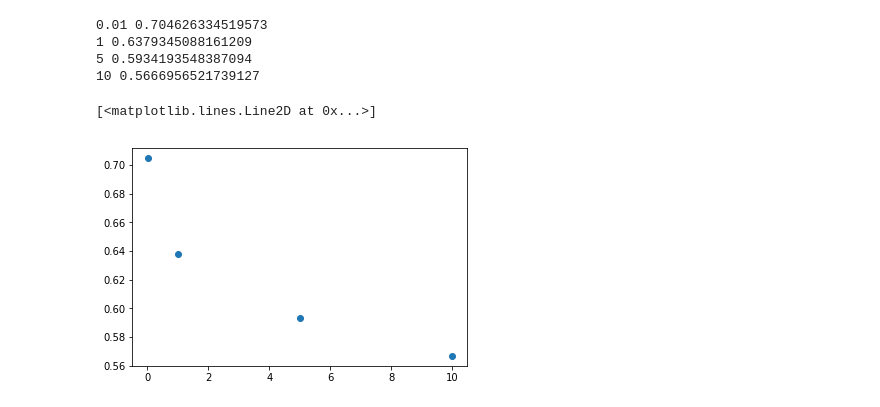
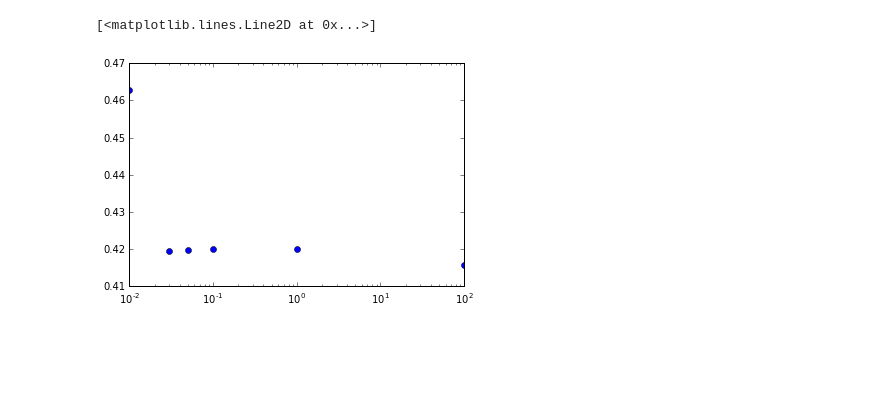
Before and after one commit to wxchew/notebook, a Jupyter notebook: jupyter-notebook/3D_rebinding_total_probability_Crowding-graph.ipynb, the cells around one changed output. Cells and saved outputs as stored; diff of their text form; code cells hidden in the pictures; blank space fills up the shorter version.

```diff
--- a/jupyter-notebook/3D_rebinding_total_probability_Crowding-graph.ipynb
+++ b/jupyter-notebook/3D_rebinding_total_probability_Crowding-graph.ipynb
@@ -25,0 +28,12 @@ for kf,c in zip(kfacs,clrs):
+# %%
+R=0.005
+D=1
+De=lambda p: (1-p)**3 / (1-p/2)
+for kf,c in zip(kfacs,clrs):
+    keff = [Pt(Cbd(p)*kf)*4*3.14*R*D*De(p) for p in phi]
+    plt.plot(phi,keff/keff[0],c=c,label='BD (kfac={})'.format(kf))
+    print(keff[0])
+    #plt.plot(phi,Pl/Pl[0],'--',c=c,label='lattice (kfac={})'.format(kf))
+    plt.xlabel('phi')
+    plt.ylabel('keff(phi)/keff(0)')
+    plt.legend()
@@ -49,16 +74,12 @@ plt.plot(phi,[Cf(p) for p in phi])
-# %%
-kf=[0.01,1,5,10]
-p=[0.0165,0.603,0.876,0.931]
-G=[]
-for i,j in zip(kf,p):
-    gl=0.42/(1./j -1)/i
-    print(i,gl)
-    G.append(gl)
-plt.plot(kf,G,'o')
-# %% [output]
-0.01 0.704626334519573
-1 0.6379345088161209
-5 0.5934193548387094
-10 0.5666956521739127
-[<matplotlib.lines.Line2D at 0x...>]
-[figure, removed]
+# %%
+G=[]
+
+for z in simdata:
+    kf=z[0]
+    pr=z[2]
+    gl=0.42/(1./pr -1)/kf
+    G.append(gl)
+plt.semilogx(simdata[:,0],G,'o')
+# %% [output]
+[<matplotlib.lines.Line2D at 0x...>]
+[figure, added]
```
Also changed, not shown: parts of 10 cells of this notebook, 14 other files.
